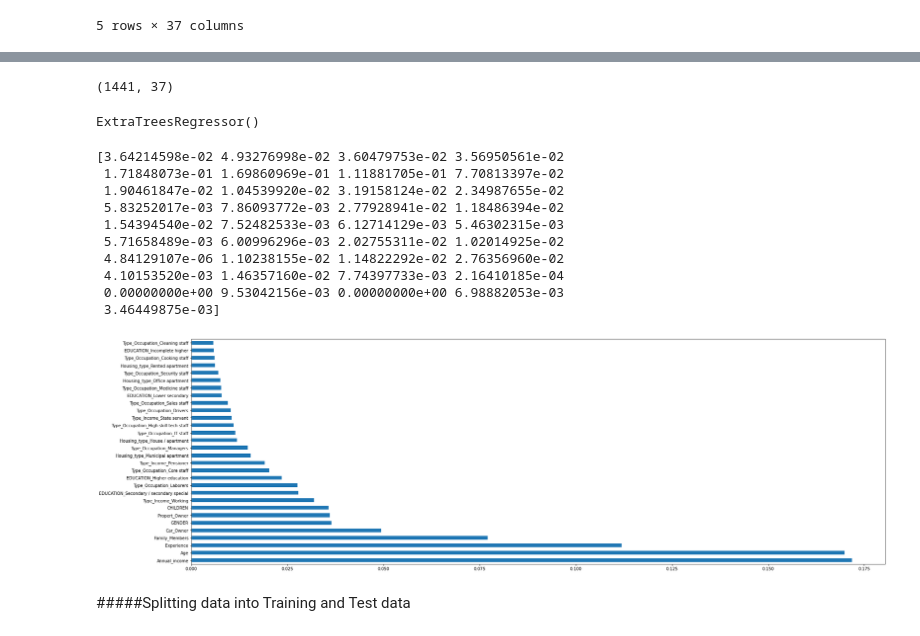
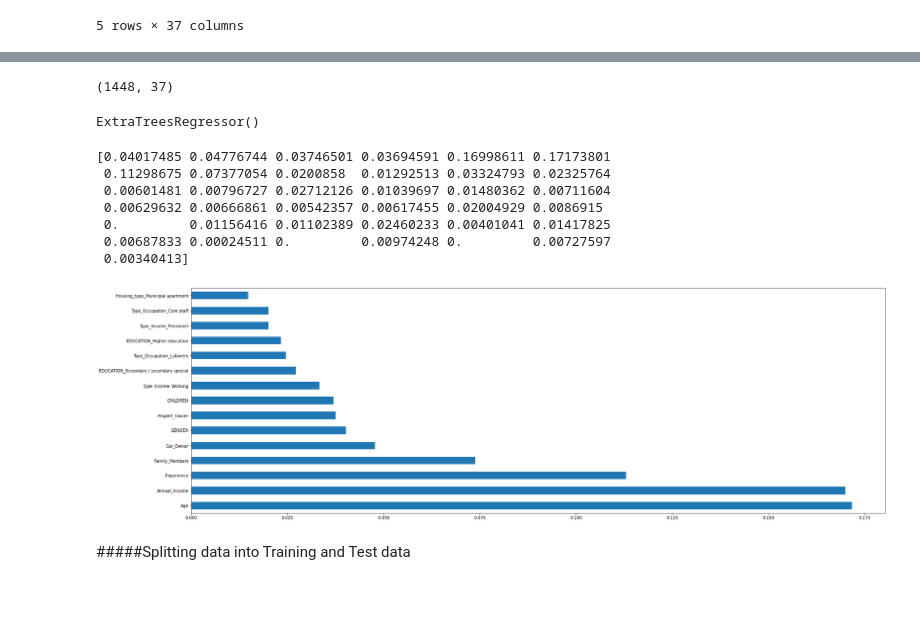
Before and after one commit to vishalsoni7575/Credit-Card-Approval-Prediction, a Jupyter notebook: Credit_Card_Prediction.ipynb, the cells around one changed output, grey strips where cells are left out. Cells and saved outputs as stored; diff of their text form; code cells hidden in the pictures; blank space fills up the shorter version.

```diff
--- a/Credit_Card_Prediction.ipynb
+++ b/Credit_Card_Prediction.ipynb
@@ -334,0 +352,6 @@ sns.histplot(df["Age"], kde = True)
+# %%
+from sklearn.impute import SimpleImputer
+mode_imputer_gender = SimpleImputer(strategy='most_frequent')
+gender_reshape = np.array(df["GENDER"]).reshape(-1, 1)
+df["GENDER"] = mode_imputer_gender.fit_transform(gender_reshape)
+sns.histplot(df["GENDER"], kde = True)
@@ -618,6 +698,6 @@ Name: label, dtype: float64
 # %%
-df1 = df.iloc[:,:-1]
-y = df.iloc[:,-1]
+df1 = df.drop(["label"], axis=1)
+y = df["label"]
 # %%
 X = pd.get_dummies(df1, drop_first = True)
 # %%
@@ -652,7 +730,7 @@ df.corr()
 # %%
 X.shape
 # %% [output]
-(1441, 37)
+(1448, 37)
 # %%
 from sklearn.ensemble import ExtraTreesRegressor
 model = ExtraTreesRegressor()
@@ -662,22 +740,19 @@ ExtraTreesRegressor()
 # %%
 print(model.feature_importances_)
 # %% [output]
-[3.64214598e-02 4.93276998e-02 3.60479753e-02 3.56950561e-02
- 1.71848073e-01 1.69860969e-01 1.11881705e-01 7.70813397e-02
- 1.90461847e-02 1.04539920e-02 3.19158124e-02 2.34987655e-02
- 5.83252017e-03 7.86093772e-03 2.77928941e-02 1.18486394e-02
- 1.54394540e-02 7.52482533e-03 6.12714129e-03 5.46302315e-03
- 5.71658489e-03 6.00996296e-03 2.02755311e-02 1.02014925e-02
- 4.84129107e-06 1.10238155e-02 1.14822292e-02 2.76356960e-02
- 4.10153520e-03 1.46357160e-02 7.74397733e-03 2.16410185e-04
- 0.00000000e+00 9.53042156e-03 0.00000000e+00 6.98882053e-03
- 3.46449875e-03]
+[0.04017485 0.04776744 0.03746501 0.03694591 0.16998611 0.17173801
+ 0.11298675 0.07377054 0.0200858  0.01292513 0.03324793 0.02325764
+ 0.00601481 0.00796727 0.02712126 0.01039697 0.01480362 0.00711604
+ 0.00629632 0.00666861 0.00542357 0.00617455 0.02004929 0.0086915
+ 0.         0.01156416 0.01102389 0.02460233 0.00401041 0.01417825
+ 0.00687833 0.00024511 0.         0.00974248 0.         0.00727597
+ 0.00340413]
 # %%
 feat_important = pd.Series(model.feature_importances_, index = X.columns)
 plt.figure(figsize= (30,10))
-feat_important.nlargest(30).plot(kind="barh")
+feat_important.nlargest(15).plot(kind="barh")
 plt.show()
 # %% [output]
-[figure, old version]
+[figure, new version]
 # %% [markdown]
 #####Splitting data into Training and Test data
```
Also changed, not shown: parts of 77 cells of this notebook.
